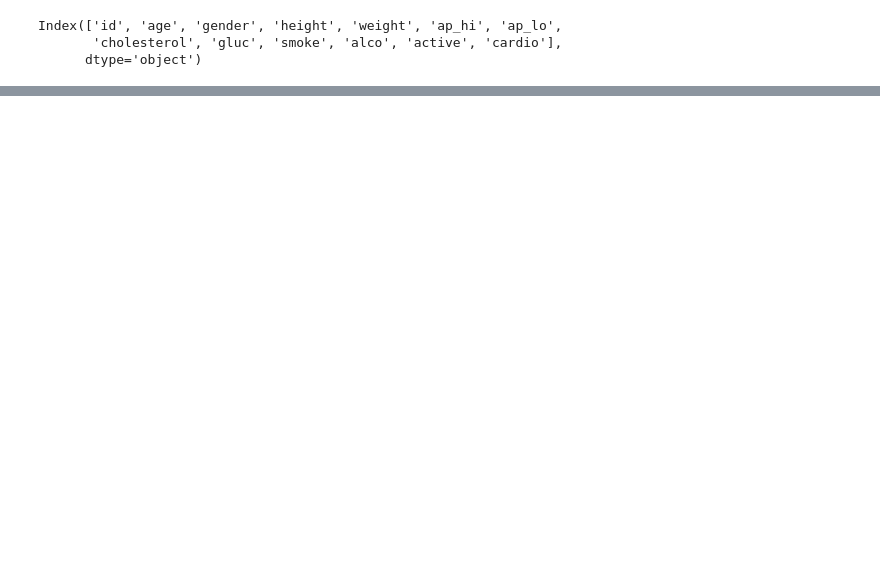
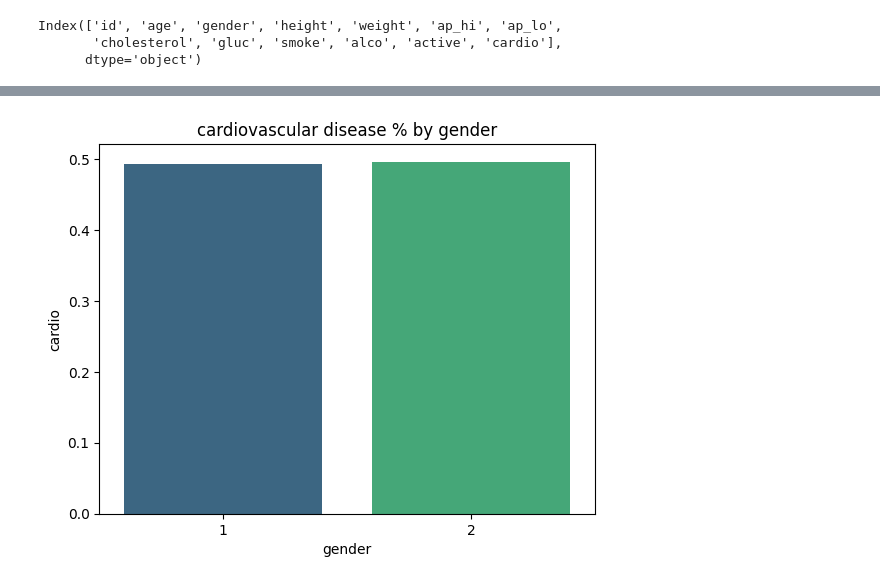
Before and after one commit to Madhu2s6361/Cardiovascular-Disease-Prediction, a Jupyter notebook: Project_1_Cardiovascular_Disease_Prediction.ipynb, the cells around one changed output, grey strips where cells are left out. Cells and saved outputs as stored; diff of their text form; code cells hidden in the pictures; blank space fills up the shorter version.

```diff
--- a/Project_1_Cardiovascular_Disease_Prediction.ipynb
+++ b/Project_1_Cardiovascular_Disease_Prediction.ipynb
@@ -200,0 +305,6 @@ df.notnull() # Check for non-nullvalues.
+# %%
+sns.barplot(x="gender", y="cardio", data=gender_cardio, palette="viridis")
+plt.title("cardiovascular disease % by gender")
+plt.show()
+# %% [output]
+[figure, added]
```
Also changed, not shown: parts of 39 cells of this notebook.
